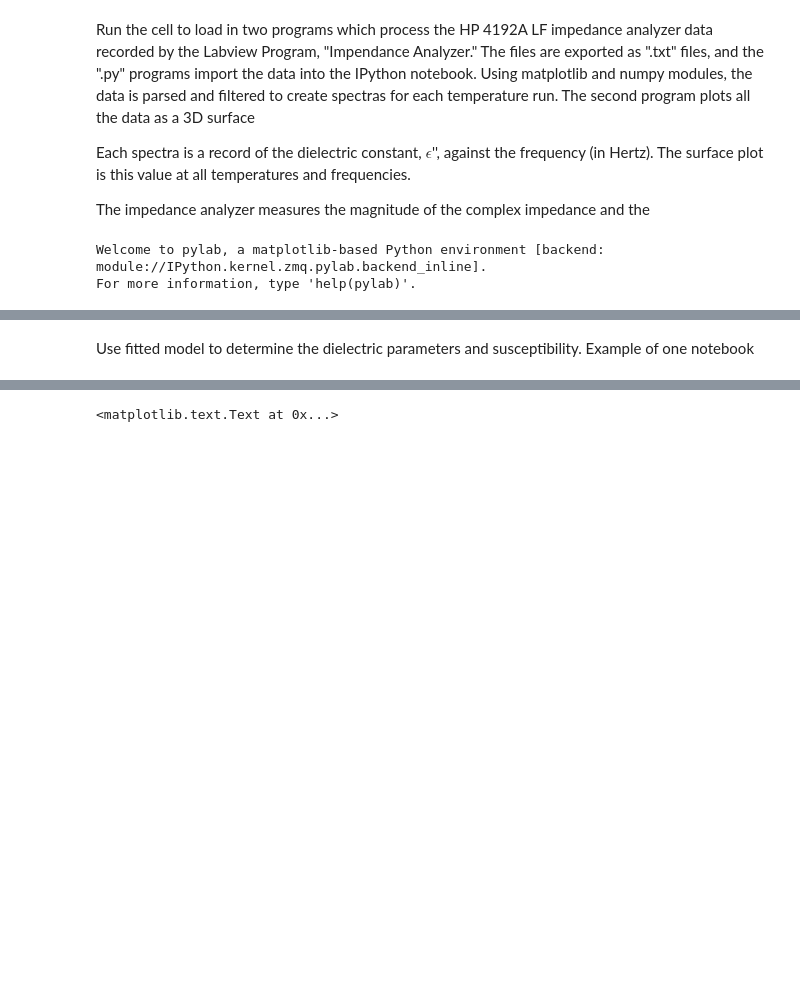
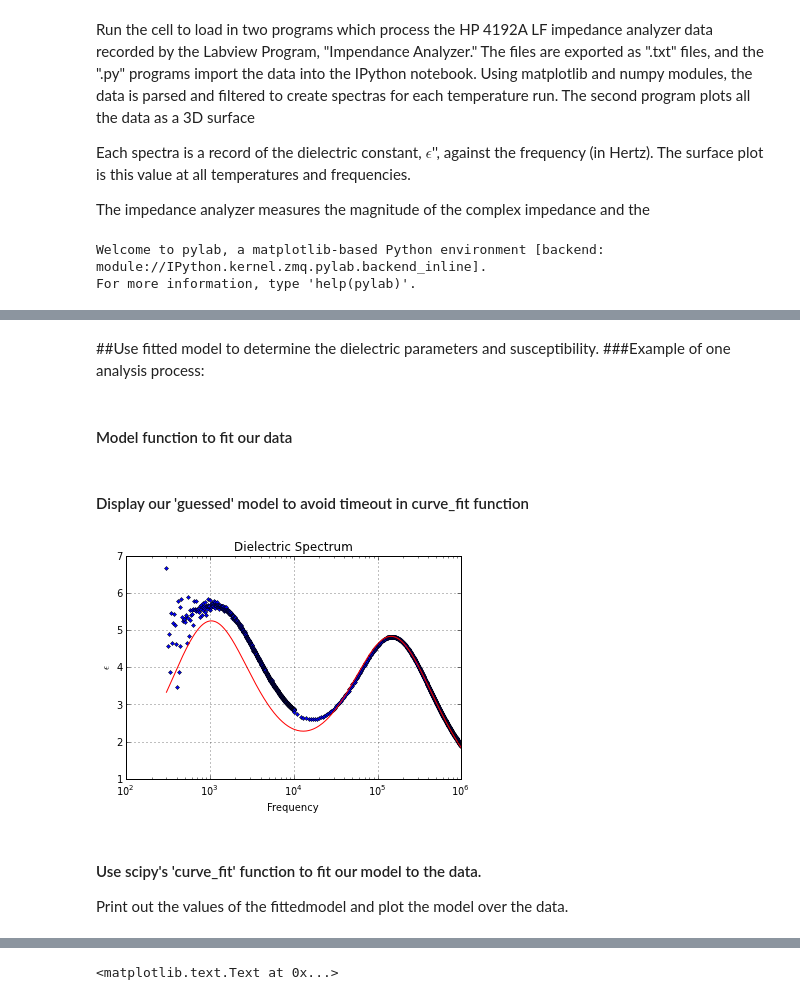
Before and after one commit to Zsailer/calpolythesis, a Jupyter notebook: notebooks/Results and Analysis I - Obtaining LC Dielectric Spectrum.ipynb, the cells around one changed output, grey strips where cells are left out. Cells and saved outputs as stored; diff of their text form; code cells hidden in the pictures; blank space fills up the shorter version.

```diff
--- a/notebooks/Results and Analysis I - Obtaining LC Dielectric Spectrum.ipynb
+++ b/notebooks/Results and Analysis I - Obtaining LC Dielectric Spectrum.ipynb
@@ -79,2 +83,23 @@ axis('equal')
 # %% [markdown]
-Use fitted model to determine the dielectric parameters and susceptibility. Example of one notebook
+##Use fitted model to determine the dielectric parameters and susceptibility.
+###Example of one analysis process:
+# %%
+""" GUESSED VALUES for the fit of the primary peak in the dielectric data. """
+E_infinity = 0;
+Delta_E = 12;
+Relaxation_frequency = 1000;
+Beta = .9;
+G_low_frequency = 0;
+
+""" GUESSSED VALUES for the fit of the secondary peak in dielectric data. """
+#E_infinity2 = 0;
+Delta_E2 = 11;
+Relaxation_frequency2 = 150000;
+Beta2 = .9;
+#G_low_frequency2 = 0;
+
+""" Defining the data as x,y """
+x = freq;
+y = e2;
+# %% [markdown]
+#### Model function to fit our data
@@ -81 +110,18 @@ Use fitted model to determine the dielectric parameters and susceptibility. Exam
+# %% [markdown]
+#### Display our 'guessed' model to avoid timeout in curve_fit function
+# %%
+guess = func(x,E_infinity, Delta_E, Relaxation_frequency, Beta, G_low_frequency, Delta_E2, Relaxation_frequency2, Beta2)
+plt.figure(1)
+semilogx(freq,e2,'.')
+semilogx(freq,guess,'r')
+xlabel('Frequency')
+ylabel('$\epsilon$')
+title('Dielectric Spectrum')
+grid()
+# %% [output]
+[figure, added]
+# %% [markdown]
+#### Use scipy's 'curve_fit' function to fit our model to the data.
+
+Print out the values of the fittedmodel and plot the model over the data.
 # %%
```
Also changed, not shown: parts of 12 cells of this notebook, 2 other files.
